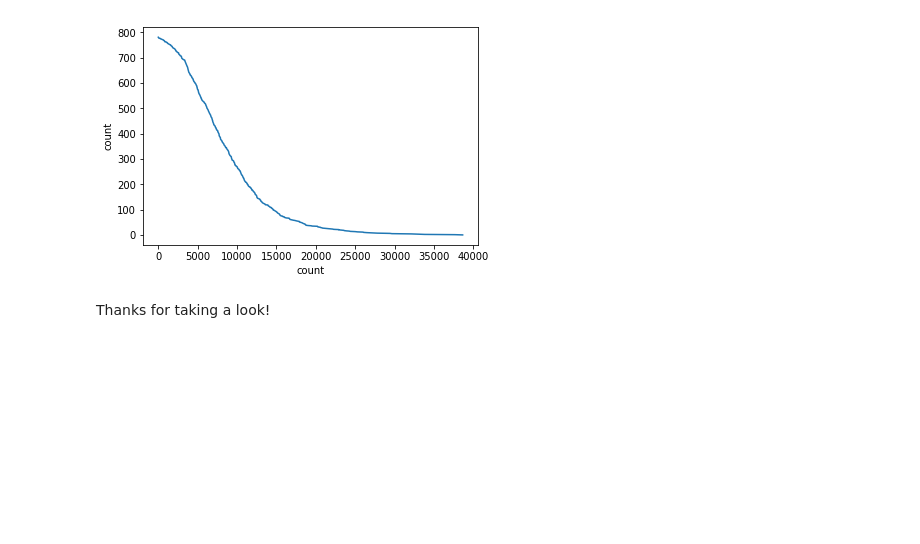
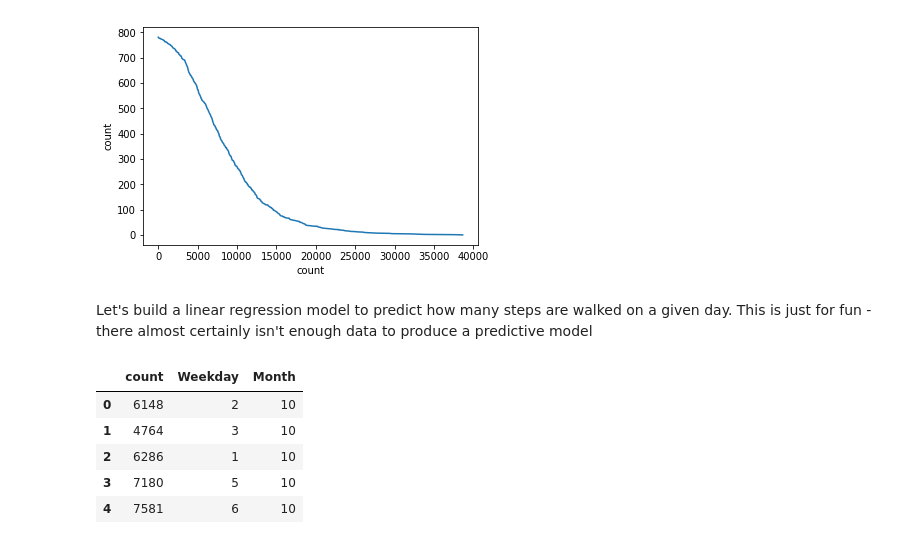
Before and after one commit to simonr0204/samsung_steps, a Jupyter notebook: steps.ipynb, the cells around one changed output. Cells and saved outputs as stored; diff of their text form; code cells hidden in the pictures; blank space fills up the shorter version.

Commit message:
Linear regression model

```diff
--- a/steps.ipynb
+++ b/steps.ipynb
@@ -296,5 +296,24 @@ Laziest day = 12
 Busiest day = 38652
 <matplotlib.axes._subplots.AxesSubplot at 0x...>
 [figure]
-# %% [markdown]
-Thanks for taking a look!
+# %% [markdown]
+Let's build a linear regression model to predict how many steps are walked on a given day. This is just for fun - there almost certainly isn't enough data to produce a predictive model
+# %%
+model_data = steps.copy(deep=True)  #We're about to encode our categorical variables so make a deep copy here.
+# %%
+from sklearn import preprocessing
+
+model_data.drop(['distance', 'Year', 'MonthName', 'YearMonth', 'Day'], axis=1, inplace=True)
+
+#Label encode
+le = preprocessing.LabelEncoder()
+model_data['Weekday'] = model_data[['Weekday']].apply(le.fit_transform)
+
+model_data.head()  # A final look at the data to be fed into the algorithm
+# %% [output]
+|  | count | Weekday | Month |
+| 0 | 6148 | 2 | 10 |
+| 1 | 4764 | 3 | 10 |
+| 2 | 6286 | 1 | 10 |
+| 3 | 7180 | 5 | 10 |
+| 4 | 7581 | 6 | 10 |
```
Also changed, not shown: parts of 3 cells of this notebook.
